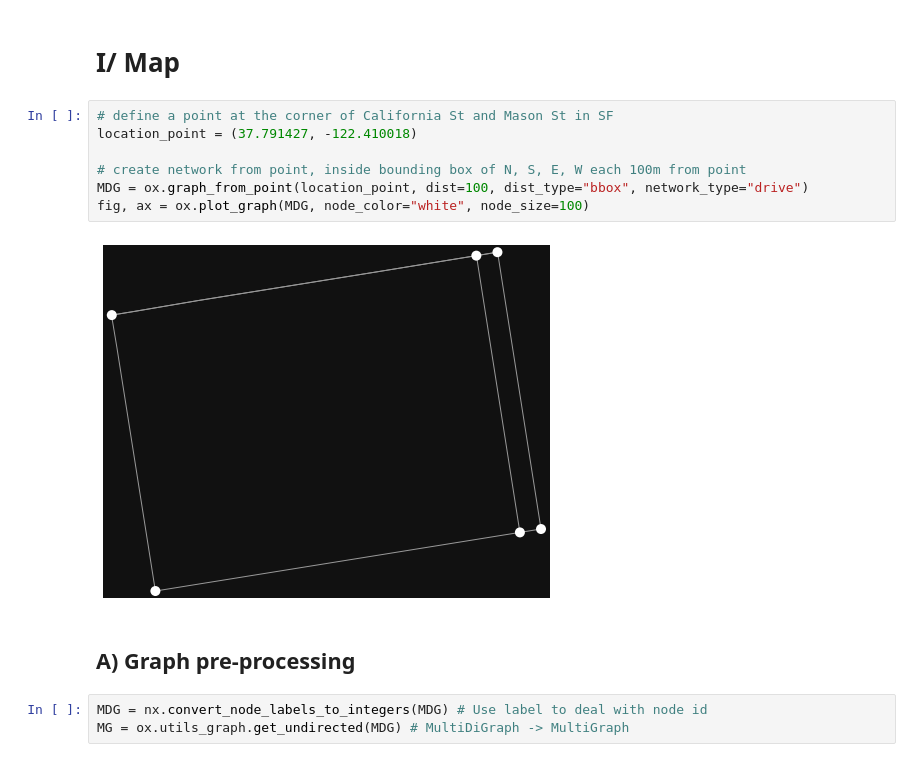
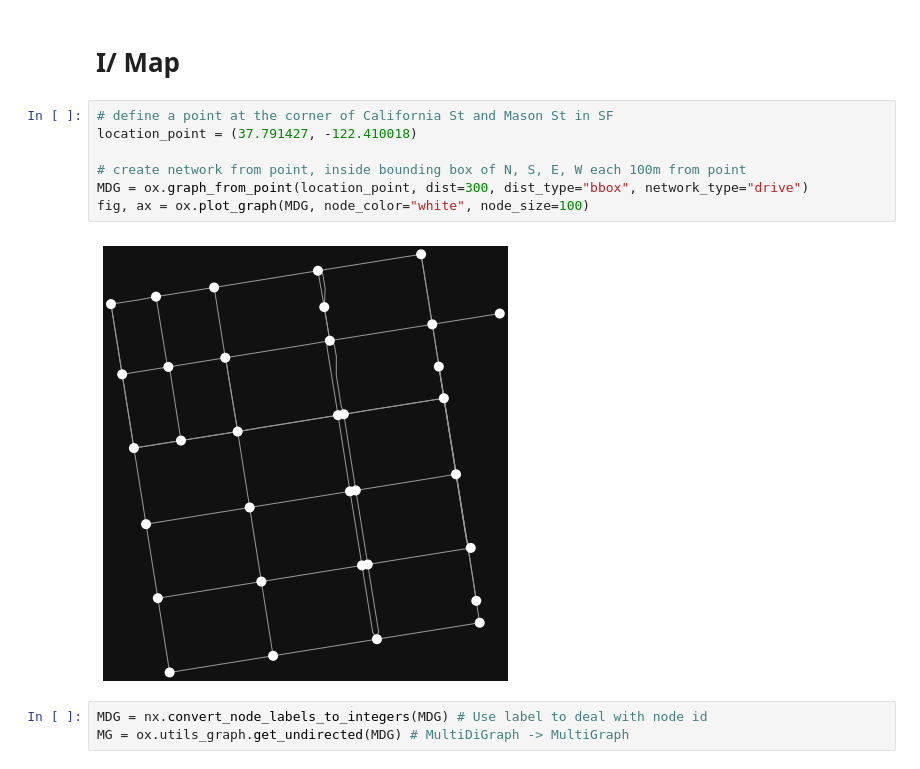
Before and after one commit to 3outeille/operational-research-project, a Jupyter notebook: sandbox/marius/drone.ipynb, the cells around one changed output. Saved outputs shown, nothing was run; the diff lists cells and outputs as text.

```diff
--- a/sandbox/marius/drone.ipynb
+++ b/sandbox/marius/drone.ipynb
@@ -18,14 +18,12 @@ networkx: 2.5.1
 # %%
 # define a point at the corner of California St and Mason St in SF
 location_point = (37.791427, -122.410018)
 
 # create network from point, inside bounding box of N, S, E, W each 100m from point
-MDG = ox.graph_from_point(location_point, dist=100, dist_type="bbox", network_type="drive")
+MDG = ox.graph_from_point(location_point, dist=300, dist_type="bbox", network_type="drive")
 fig, ax = ox.plot_graph(MDG, node_color="white", node_size=100)
 # %% [output]
-[figure, old version]
+[figure, new version]
-# %% [markdown]
-## A) Graph pre-processing
 # %%
 MDG = nx.convert_node_labels_to_integers(MDG) # Use label to deal with node id
 MG = ox.utils_graph.get_undirected(MDG) # MultiDiGraph -> MultiGraph
```
Also changed, not shown: parts of 32 cells of this notebook.
